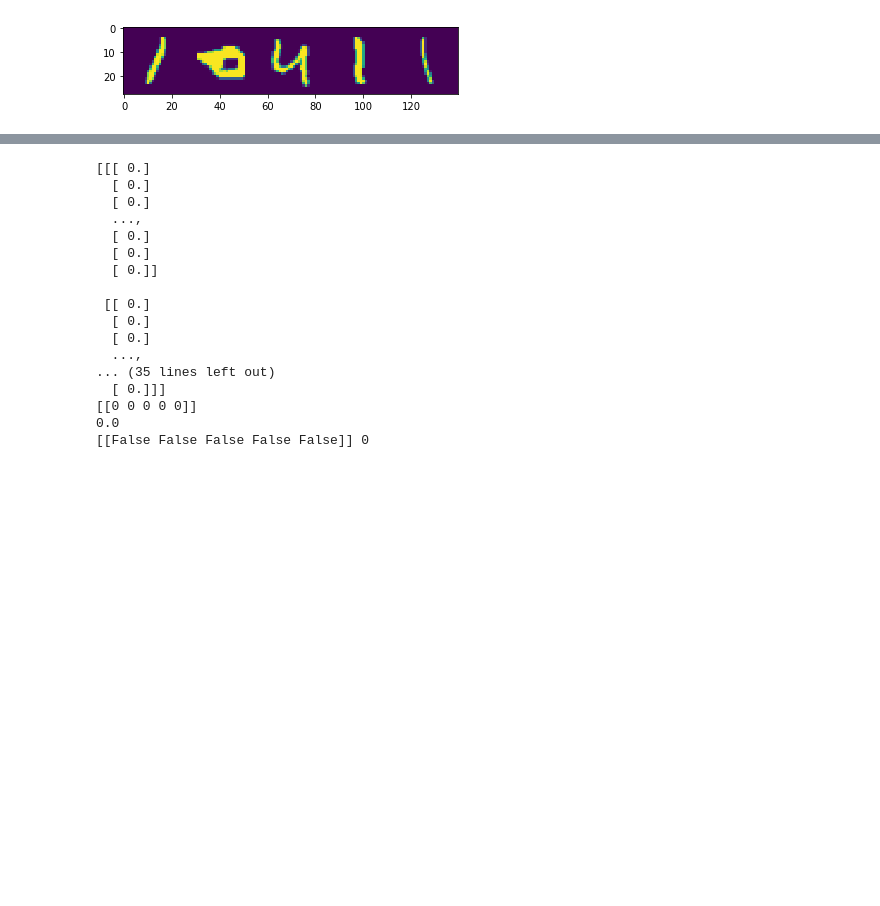
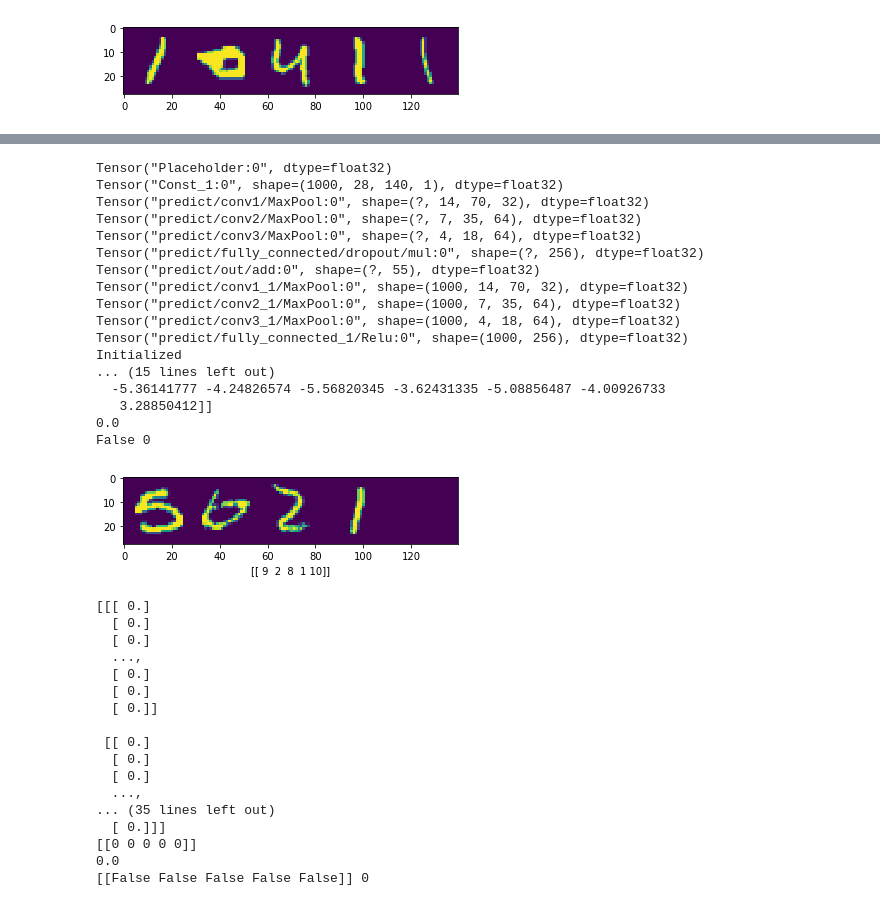
Before and after one commit to Heerozh/machine-learning, a Jupyter notebook: projects/digit_recognition/digit_recognition.ipynb, the cells around one changed output, grey strips where cells are left out. Drawn from its saved outputs; the diff is of its cells as text; code cells hidden in the pictures; blank space fills up the shorter version.

```diff
--- a/projects/digit_recognition/digit_recognition.ipynb
+++ b/projects/digit_recognition/digit_recognition.ipynb
@@ -176,3 +272,46 @@ Test accuracy: 79.6%
+# %%
+import test
+helper = reload(helper)
+
+clf = helper.Learner(my_model, accuracy,
+                     steps=51, batch_size=128, learning_rate=0.01,
+                     loss=tf.nn.sigmoid_cross_entropy_with_logits,
+                     optimizer=tf.train.AdamOptimizer
+                     )
+
+clf.fit(train_data, train_labs, test_data, test_labs)
+
+sample_idx = np.random.randint(len(test_data))  # pick a random image index
+sample_image = test_data[sample_idx, :]  # extract a 2D slice
+plt.imshow(sample_image.reshape(28, 28*5))  # display it
+
+predict_lab = clf.predict(np.array([sample_image]))
+
+plt.xlabel(  argmaxlab(predict_lab[0]) )
+print(predict_lab)
+print((100.0 * np.sum(predict_lab == argmaxlab(test_labs[sample_idx]))
+          / (1 * num_seqlen)))
+t =( predict_lab == argmaxlab(test_labs[sample_idx]))
+print(t, np.sum(t))
+# %% [output]
+Tensor("Placeholder:0", dtype=float32)
+Tensor("Const_1:0", shape=(1000, 28, 140, 1), dtype=float32)
+Tensor("predict/conv1/MaxPool:0", shape=(?, 14, 70, 32), dtype=float32)
+Tensor("predict/conv2/MaxPool:0", shape=(?, 7, 35, 64), dtype=float32)
+Tensor("predict/conv3/MaxPool:0", shape=(?, 4, 18, 64), dtype=float32)
+Tensor("predict/fully_connected/dropout/mul:0", shape=(?, 256), dtype=float32)
+Tensor("predict/out/add:0", shape=(?, 55), dtype=float32)
+Tensor("predict/conv1_1/MaxPool:0", shape=(1000, 14, 70, 32), dtype=float32)
+Tensor("predict/conv2_1/MaxPool:0", shape=(1000, 7, 35, 64), dtype=float32)
+Tensor("predict/conv3_1/MaxPool:0", shape=(1000, 4, 18, 64), dtype=float32)
+Tensor("predict/fully_connected_1/Relu:0", shape=(1000, 256), dtype=float32)
+Initialized
+... (15 lines left out)
+  -5.36141777 -4.24826574 -5.56820345 -3.62431335 -5.08856487 -4.00926733
+   3.28850412]]
+0.0
+False 0
+[figure, added]
 # %%
 sample_idx = np.random.randint(len(test_data))  # pick a random image index
 sample_image = test_data[sample_idx, :]  # extract a 2D slice
```
Also changed, not shown: parts of 6 cells of this notebook, 1 other file.
